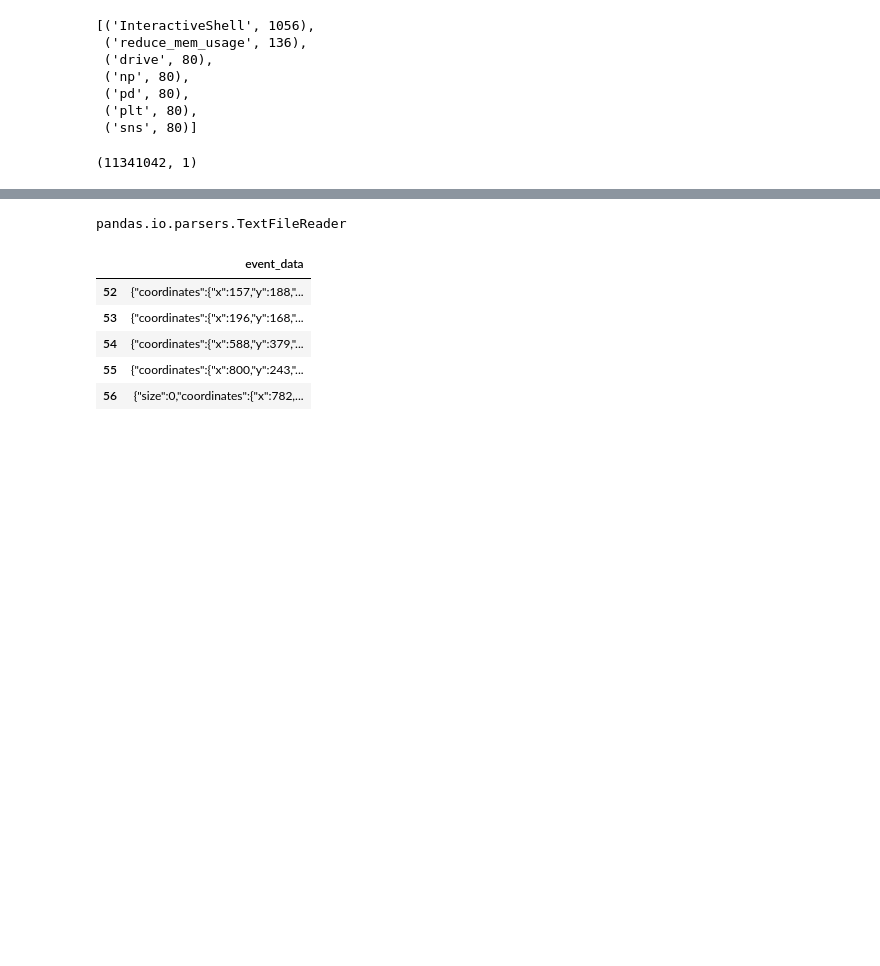
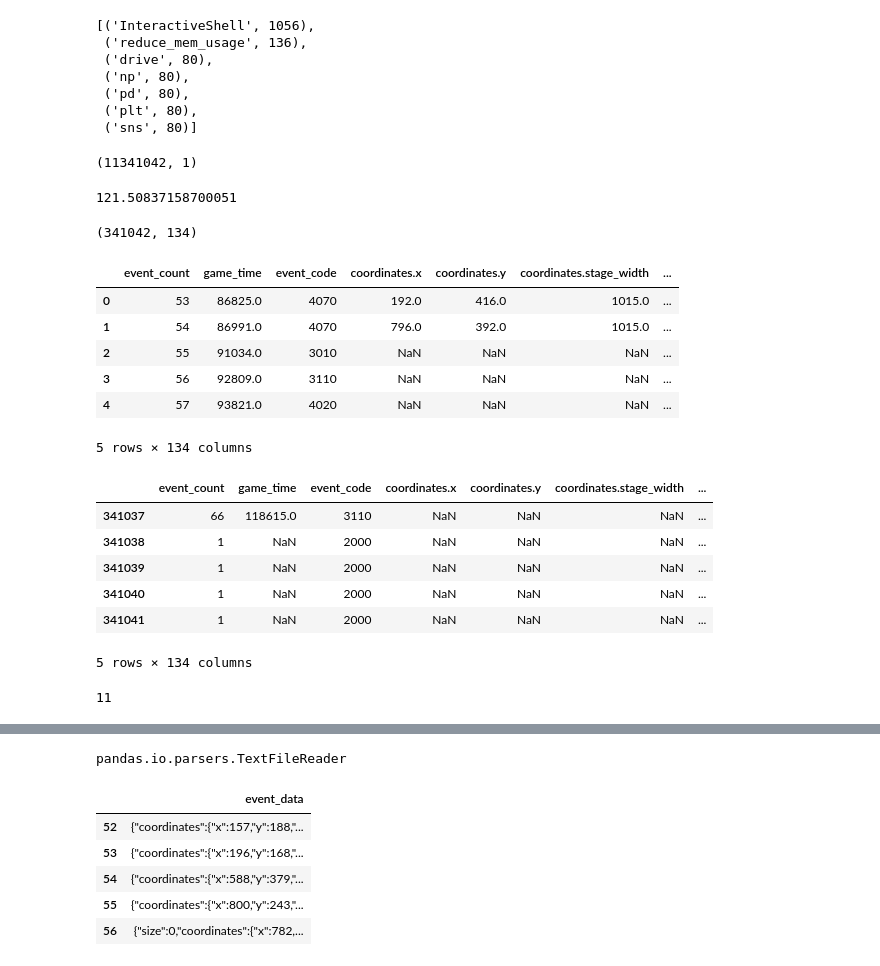
Before and after one commit to ravi-gopalan/ds_bowl, a Jupyter notebook: 2019_ds_bowl.ipynb, the cells around one changed output, grey strips where cells are left out. Drawn from its saved outputs; the diff is of its cells as text; code cells hidden in the pictures; blank space fills up the shorter version.

```diff
--- a/2019_ds_bowl.ipynb
+++ b/2019_ds_bowl.ipynb
@@ -108,3 +109,5 @@ df_train = pd.read_csv('train.csv',usecols=['event_data'])
 df_train.shape
 # %% [output]
 (11341042, 1)
+# %%
+chunk_size = 1000000
@@ -111,2 +124,33 @@ df_train.shape
+# %%
+start_time = timeit.default_timer()
+create_csv_file(df_train,chunk_size,10,11,'event_11.csv')
+stop_time = timeit.default_timer()
+
+stop_time - start_time
+# %% [output]
+121.50837158700051
 # %%
-event_1 = pd.io.json.json_normalize(df_train[:500000].event_data.apply(json.loads),max_level=1)
+event_12 = pd.io.json.json_normalize(df_train[11*chunk_size:].event_data.apply(json.loads),max_level=1)
+event_12.shape
+event_12.head()
+event_12.tail()
+event_12.to_csv('event_12.csv')
+del event_12
+gc.collect()
+# %% [output]
+(341042, 134)
+|  | event_count | game_time | event_code | coordinates.x | coordinates.y | coordinates.stage_width | ... |
+| 0 | 53 | 86825.0 | 4070 | 192.0 | 416.0 | 1015.0 | ... |
+| 1 | 54 | 86991.0 | 4070 | 796.0 | 392.0 | 1015.0 | ... |
+| 2 | 55 | 91034.0 | 3010 | NaN | NaN | NaN | ... |
+| 3 | 56 | 92809.0 | 3110 | NaN | NaN | NaN | ... |
+| 4 | 57 | 93821.0 | 4020 | NaN | NaN | NaN | ... |
+5 rows × 134 columns
+|  | event_count | game_time | event_code | coordinates.x | coordinates.y | coordinates.stage_width | ... |
+| 341037 | 66 | 118615.0 | 3110 | NaN | NaN | NaN | ... |
+| 341038 | 1 | NaN | 2000 | NaN | NaN | NaN | ... |
+| 341039 | 1 | NaN | 2000 | NaN | NaN | NaN | ... |
+| 341040 | 1 | NaN | 2000 | NaN | NaN | NaN | ... |
+| 341041 | 1 | NaN | 2000 | NaN | NaN | NaN | ... |
+5 rows × 134 columns
+11
```
Also changed, not shown: parts of 8 cells of this notebook.
